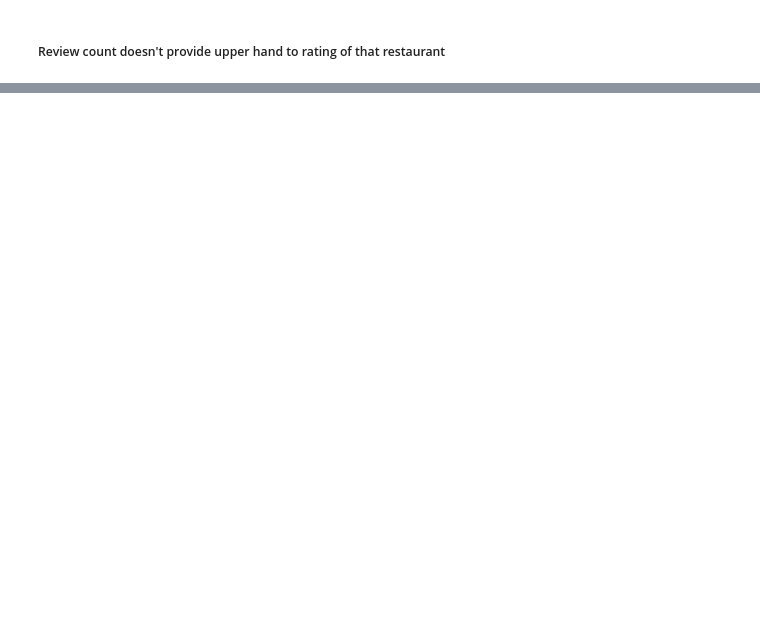
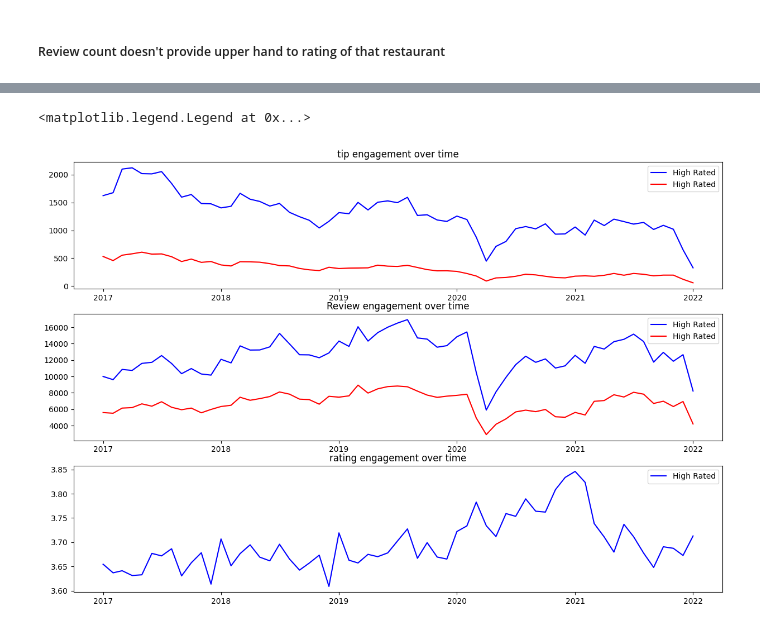
Before and after one commit to PARADOXop/Business-matric-analysis, a Jupyter notebook: Analysis.ipynb, the cells around one changed output, grey strips where cells are left out. Saved outputs shown, nothing was run; the diff lists cells and outputs as text; code cells hidden in the pictures; blank space fills up the shorter version.

```diff
--- a/Analysis.ipynb
+++ b/Analysis.ipynb
@@ -176,0 +594,8 @@ display(pd.read_sql_query(Query, conn))
+# %%
+time_rating = pd.read_sql_query(f"""select strftime('%m-%Y', date) as month_yr,
+                                           avg(stars) as avg_rating
+                                from review
+                                where business_id in {tuple(business_id['business_id'])}
+                                group by month_yr
+                                order by month_yr;""", con = conn)
+time_rating
@@ -176,0 +616,39 @@ display(pd.read_sql_query(Query, conn))
+# %%
+# convert time_month from str to datetime
+# sort them by month year and get those yr > 2017
+low_rated_engagement['month_yr'] = pd.to_datetime(low_rated_engagement['month_yr'])
+low_rated_engagement.sort_values('month_yr', inplace=True)
+low_rated_engagement = low_rated_engagement[low_rated_engagement['month_yr'] >= '2017']
+
+
+high_rated_engagement['month_yr'] = pd.to_datetime(high_rated_engagement['month_yr'])
+high_rated_engagement.sort_values('month_yr', inplace=True)
+high_rated_engagement = high_rated_engagement[high_rated_engagement['month_yr'] >= '2017']
+
+
+time_rating['month_yr'] = pd.to_datetime(time_rating['month_yr'])
+time_rating.sort_values('month_yr', inplace=True)
+time_rating = time_rating[time_rating['month_yr'] >= '2017']
+# %%
+
+plt.figure(figsize = (15, 10))
+plt.subplot(3, 1, 1)
+plt.title('tip engagement over time')
+plt.plot(high_rated_engagement['month_yr'], high_rated_engagement['tip_count'], label = 'High Rated', color = 'blue')
+plt.plot(low_rated_engagement['month_yr'], low_rated_engagement['tip_count'], label = 'High Rated', color = 'red')
+plt.legend()
+
+
+plt.subplot(3, 1, 2)
+plt.title('Review engagement over time')
+plt.plot(high_rated_engagement['month_yr'], high_rated_engagement['review_count'], label = 'High Rated', color = 'blue')
+plt.plot(low_rated_engagement['month_yr'], low_rated_engagement['review_count'], label = 'High Rated', color = 'red')
+plt.legend()
+
+plt.subplot(3, 1, 3)
+plt.title('rating engagement over time')
+plt.plot(time_rating['month_yr'], time_rating['avg_rating'], label = 'High Rated', color = 'blue')
+plt.legend()
+# %% [output]
+<matplotlib.legend.Legend at 0x...>
+[figure, added]
```
Also changed, not shown: parts of 43 cells of this notebook, 1 other file.
